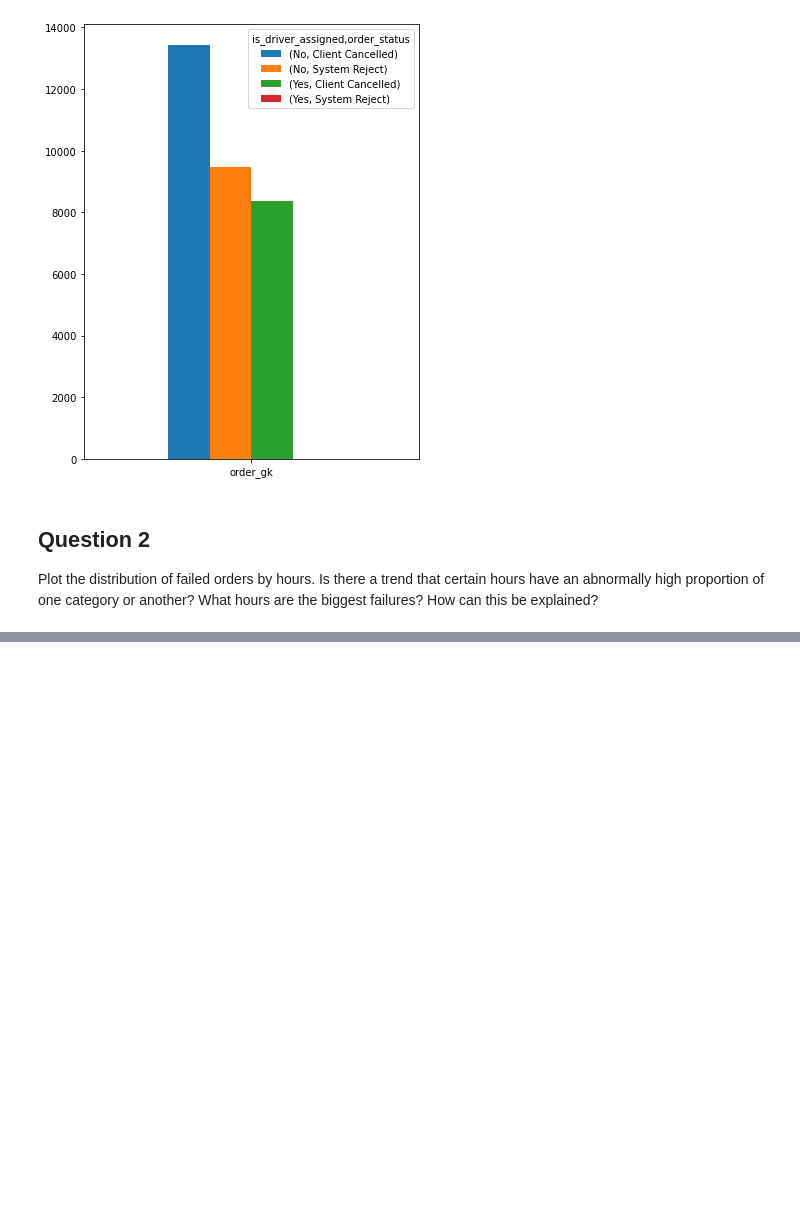
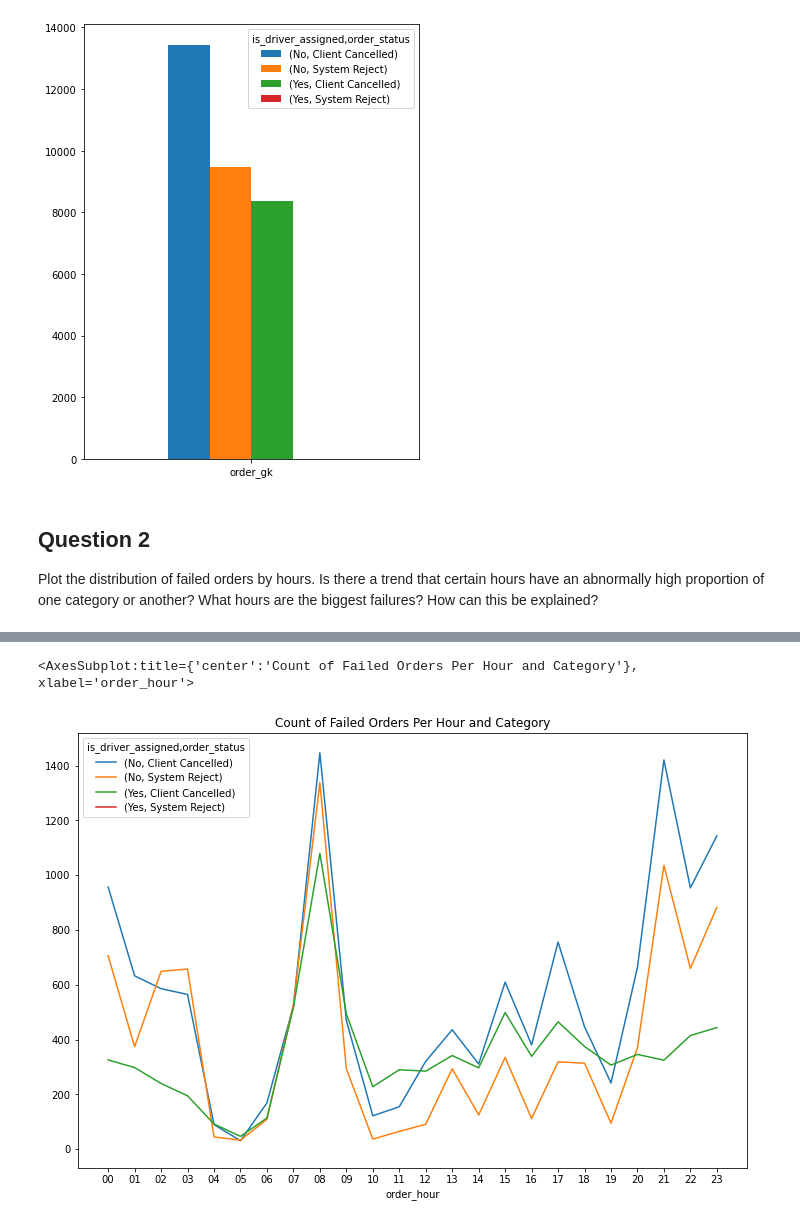
Before and after one commit to tugceturkkal/Data-Projects, a Jupyter notebook: Insights from Failed Orders.ipynb, the cells around one changed output, grey strips where cells are left out. Cells and saved outputs as stored; diff of their text form; code cells hidden in the pictures; blank space fills up the shorter version.

```diff
--- a/Insights from Failed Orders.ipynb
+++ b/Insights from Failed Orders.ipynb
@@ -124,0 +139,3 @@ Plot the distribution of failed orders by hours. Is there a trend that certain h
+# %%
+data_question_2 = data.groupby(by = ['order_hour' , 'is_driver_assigned' , 'order_status'])['order_gk'].count()
+data_question_2
@@ -124,0 +156,7 @@ Plot the distribution of failed orders by hours. Is there a trend that certain h
+# %%
+data_question_2.reset_index().pivot(index = 'order_hour', columns = ['is_driver_assigned', 'order_status'],
+                                   values = 'order_gk').plot(xticks = range(0, 24), figsize = (12,8),
+                                                            title = 'Count of Failed Orders Per Hour and Category')
+# %% [output]
+<AxesSubplot:title={'center':'Count of Failed Orders Per Hour and Category'}, xlabel='order_hour'>
+[figure, added]
```
Also changed, not shown: parts of 3 cells of this notebook.
